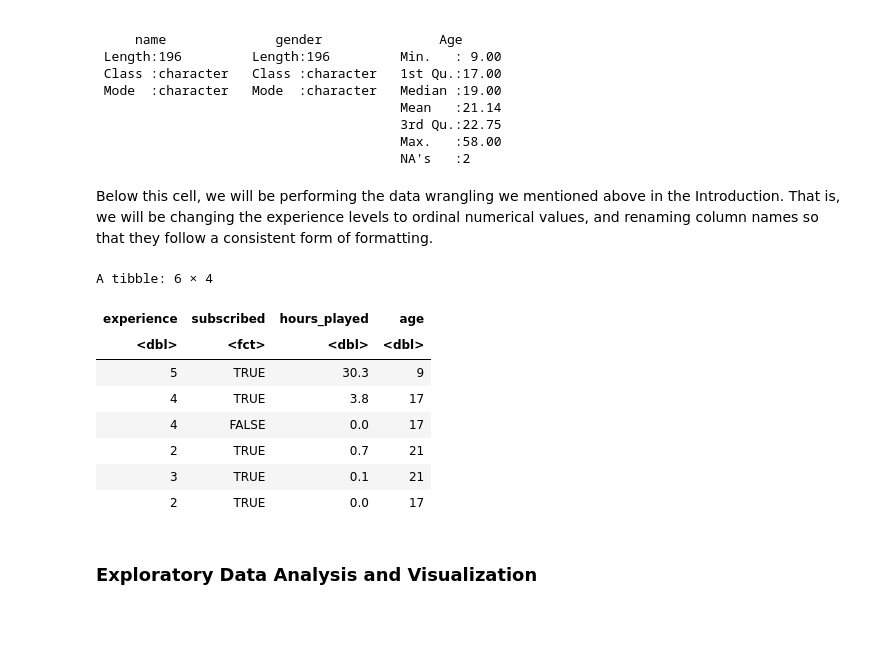
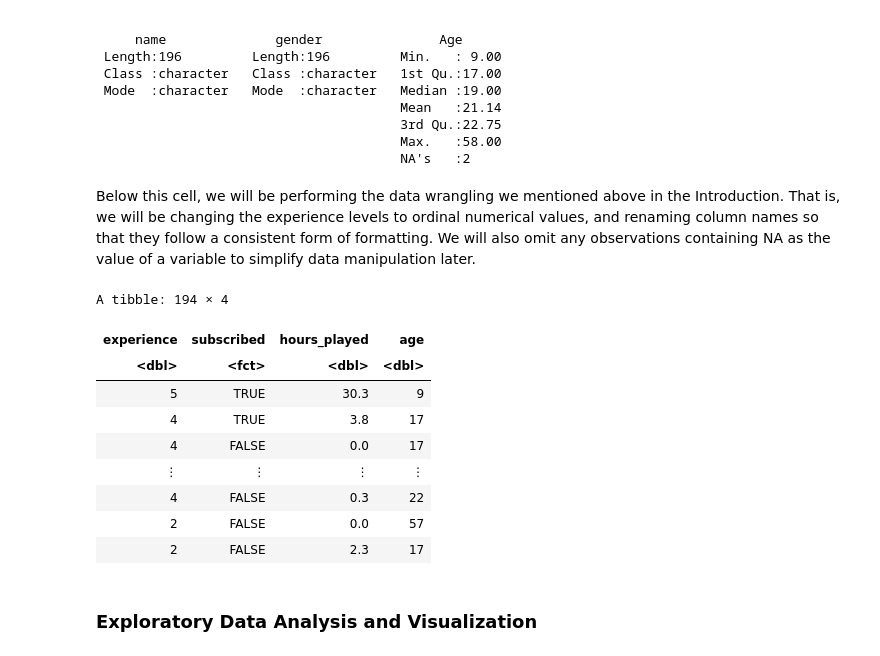
Before and after one commit to jhuan175/dsci100_project_final_report, a Jupyter notebook: Project_Final_Report.ipynb, the cells around one changed output. Cells and saved outputs as stored; diff of their text form; code cells hidden in the pictures; blank space fills up the shorter version.

Commit message:
Removed rows with NA, and added all the knn for all combinations of predictor variables

```diff
--- a/Project_Final_Report.ipynb
+++ b/Project_Final_Report.ipynb
@@ -104,31 +104,34 @@ A tibble: 6 × 7
                                        Max.   :58.00
                                        NA's   :2
 # %% [markdown]
-Below this cell, we will be performing the data wrangling we mentioned above in the Introduction. That is, we will be changing the experience levels to ordinal numerical values, and renaming column names so that they follow a consistent form of formatting.
+Below this cell, we will be performing the data wrangling we mentioned above in the Introduction. That is, we will be changing the experience levels to ordinal numerical values, and renaming column names so that they follow a consistent form of formatting. We will also omit any observations containing NA as the value of a variable to simplify data manipulation later.
 # %%
 # Factorize data
 levels <- c("Beginner", "Amateur", "Regular", "Veteran", "Pro")
 
 # Ordinal encoding the experience category (beginner = 1 & pro = 5)
 players <- players |>
     mutate(experience = as.numeric(factor(experience, levels=levels)), subscribe = as.factor(subscribe), gender = as.factor(gender))
 
 colnames(players) <- c("experience", "subscribed", "hashed_email", "hours_played", "player_name", "gender", "age")
 
 players <- players |>
     select(experience, subscribed, hours_played, age)
 
-head(players)
+players <- na.omit(players)
+
+players
 # %% [output]
-A tibble: 6 × 4
+A tibble: 194 × 4
 | experience | subscribed | hours_played | age |
 | <dbl> | <fct> | <dbl> | <dbl> |
 | 5 | TRUE | 30.3 | 9 |
 | 4 | TRUE | 3.8 | 17 |
 | 4 | FALSE | 0.0 | 17 |
-| 2 | TRUE | 0.7 | 21 |
-| 3 | TRUE | 0.1 | 21 |
-| 2 | TRUE | 0.0 | 17 |
+| ⋮ | ⋮ | ⋮ | ⋮ |
+| 4 | FALSE | 0.3 | 22 |
+| 2 | FALSE | 0.0 | 57 |
+| 2 | FALSE | 2.3 | 17 |
 # %% [markdown]
 ### Exploratory Data Analysis and Visualization
 # %% [markdown]
```
Also changed, not shown: parts of 16 cells of this notebook.
